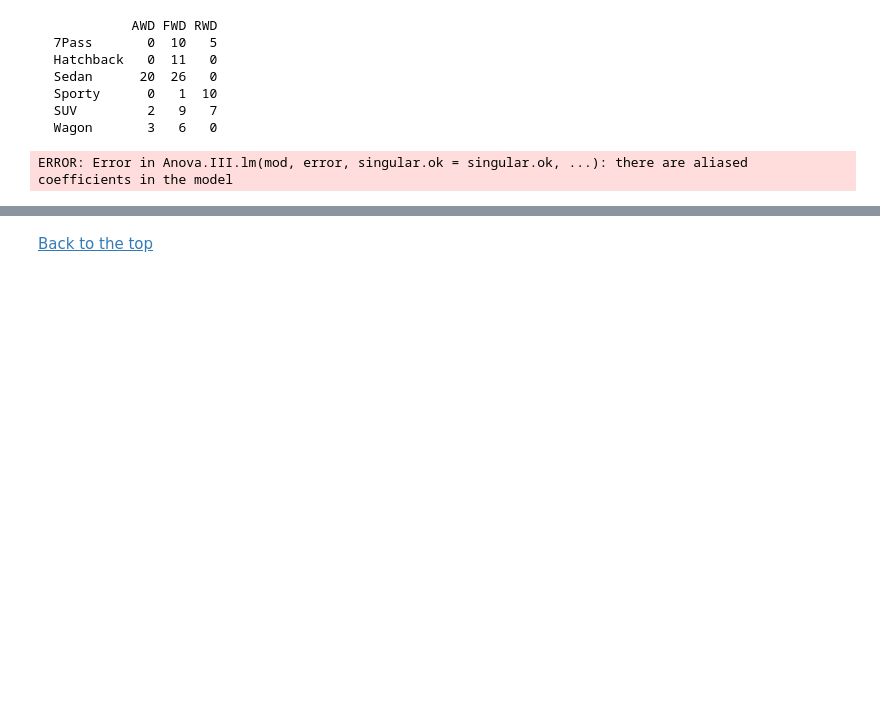
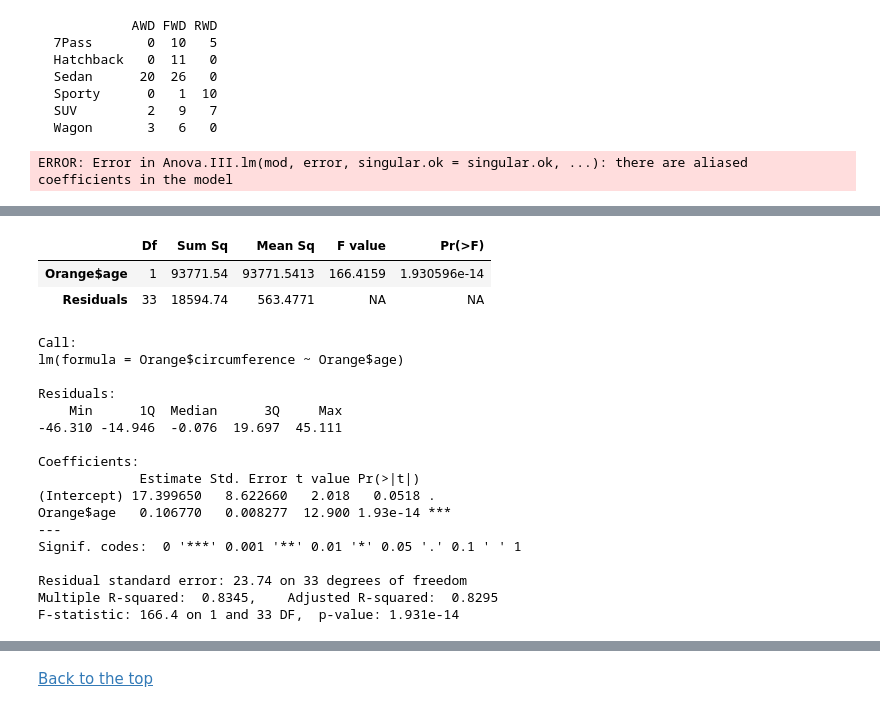
Before and after one commit to yesman89/Stats-Review, a Jupyter notebook: Stats-Review.ipynb, the cells around one changed output, grey strips where cells are left out. Cells and saved outputs as stored; diff of their text form; code cells hidden in the pictures; blank space fills up the shorter version.

```diff
--- a/Stats-Review.ipynb
+++ b/Stats-Review.ipynb
@@ -866,0 +907,27 @@ ERROR: Error in Anova.III.lm(mod, error, singular.ok = singular.ok, ...): there
+# %%
+#We will be using the circumference of the orange as the response and see if the type of tree has any effect on it
+#Covariate will be the age of the tree and we will see if this has any effect on the circumference.
+#We will first see the a model with just the covariate in it
+lm1 <- lm(Orange$circumference ~ Orange$age)
+summary(lm1)
+# %% [output]
+|  | Df | Sum Sq | Mean Sq | F value | Pr(>F) |
+| Orange$age | 1 | 93771.54 | 93771.5413 | 166.4159 | 1.930596e-14 |
+| Residuals | 33 | 18594.74 | 563.4771 | NA | NA |
+Call:
+lm(formula = Orange$circumference ~ Orange$age)
+
+Residuals:
+    Min      1Q  Median      3Q     Max
+-46.310 -14.946  -0.076  19.697  45.111
+
+Coefficients:
+             Estimate Std. Error t value Pr(>|t|)
+(Intercept) 17.399650   8.622660   2.018   0.0518 .
+Orange$age   0.106770   0.008277  12.900 1.93e-14 ***
+---
+Signif. codes:  0 '***' 0.001 '**' 0.01 '*' 0.05 '.' 0.1 ' ' 1
+
+Residual standard error: 23.74 on 33 degrees of freedom
+Multiple R-squared:  0.8345,    Adjusted R-squared:  0.8295
+F-statistic: 166.4 on 1 and 33 DF,  p-value: 1.931e-14
```
Also changed, not shown: parts of 10 cells of this notebook.
